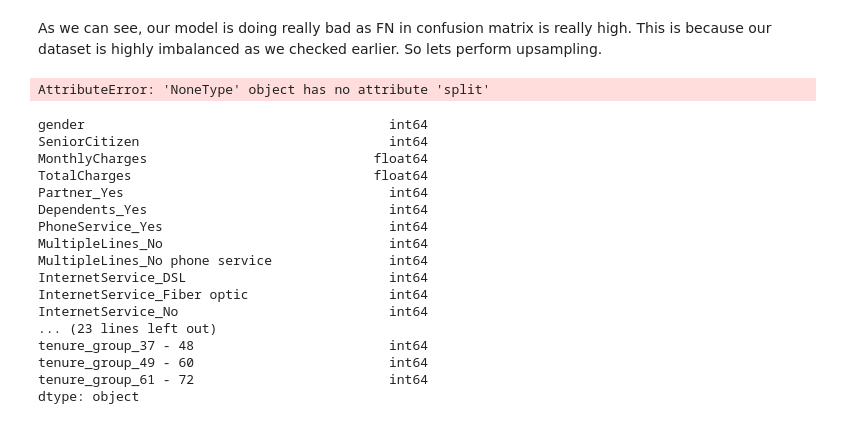
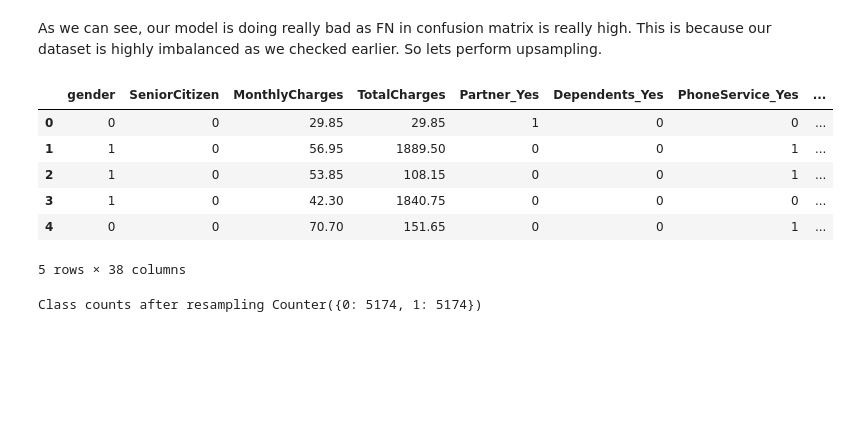
Before and after one commit to deepraj-crypto/product_eco-system, a Jupyter notebook: model.ipynb, the cells around one changed output. Drawn from its saved outputs; the diff is of its cells as text; code cells hidden in the pictures; blank space fills up the shorter version.

```diff
--- a/model.ipynb
+++ b/model.ipynb
@@ -155,31 +160,36 @@ print(recall_score(y_test,y_pred))
 0.0
 # %% [markdown]
 As we can see, our model is doing really bad as FN in confusion matrix is really high. This is because our dataset is highly imbalanced as we checked earlier. So lets perform upsampling.
-# %%
-# sm=SMOTEENN(random_state=42)
-# x_resampled,y_resampled=sm.fit_resample(X, Y)
-
-sm=SMOTE()
-x_resampled,y_resampled=sm.fit_resample(X, Y)
-# %% [output]
-AttributeError: 'NoneType' object has no attribute 'split'
 # %%
-X.dtypes
+X.head()
 # %% [output]
+|  | gender | SeniorCitizen | MonthlyCharges | TotalCharges | Partner_Yes | Dependents_Yes | PhoneService_Yes | ... |
+| 0 | 0 | 0 | 29.85 | 29.85 | 1 | 0 | 0 | ... |
+| 1 | 1 | 0 | 56.95 | 1889.50 | 0 | 0 | 1 | ... |
+| 2 | 1 | 0 | 53.85 | 108.15 | 0 | 0 | 1 | ... |
+| 3 | 1 | 0 | 42.30 | 1840.75 | 0 | 0 | 0 | ... |
+| 4 | 0 | 0 | 70.70 | 151.65 | 0 | 0 | 1 | ... |
-gender                                       int64
-SeniorCitizen                                int64
-MonthlyCharges                             float64
-TotalCharges                               float64
-Partner_Yes                                  int64
-Dependents_Yes                               int64
-PhoneService_Yes                             int64
-MultipleLines_No                             int64
-MultipleLines_No phone service               int64
-InternetService_DSL                          int64
-InternetService_Fiber optic                  int64
-InternetService_No                           int64
-... (23 lines left out)
-tenure_group_37 - 48                         int64
-tenure_group_49 - 60                         int64
-tenure_group_61 - 72                         int64
-dtype: object
+5 rows × 38 columns
+# %%
+# sm=SMOTEENN(random_state=42)
+# x_resampled,y_resampled=sm.fit_resample(X, Y)
+
+# sm=SMOTE()
+# x_resampled,y_resampled=sm.fit_resample(x_train, y_train)
+
+# sm = BorderlineSMOTE(random_state=42)
+# x_resampled,y_resampled=sm.fit_resample(X,Y)
+
+# ros = RandomOverSampler(random_state=42)
+# X_res, y_res = ros.fit_resample(X, Y)
+# print('Resampled dataset shape %s' % Counter(y_res))
+
+# sm = SMOTENC(random_state=42, categorical_features=None)
+# X_res, y_res = sm.fit_resample(X, Y)
+# print(f'Resampled dataset samples per class {Counter(y_res)}')
+
+sampler = SMOTEN(random_state=0)
+X_res, y_res = sampler.fit_resample(X, Y)
+print(f"Class counts after resampling {Counter(y_res)}")
+# %% [output]
+Class counts after resampling Counter({0: 5174, 1: 5174})
```
Also changed, not shown: parts of 30 cells of this notebook.
